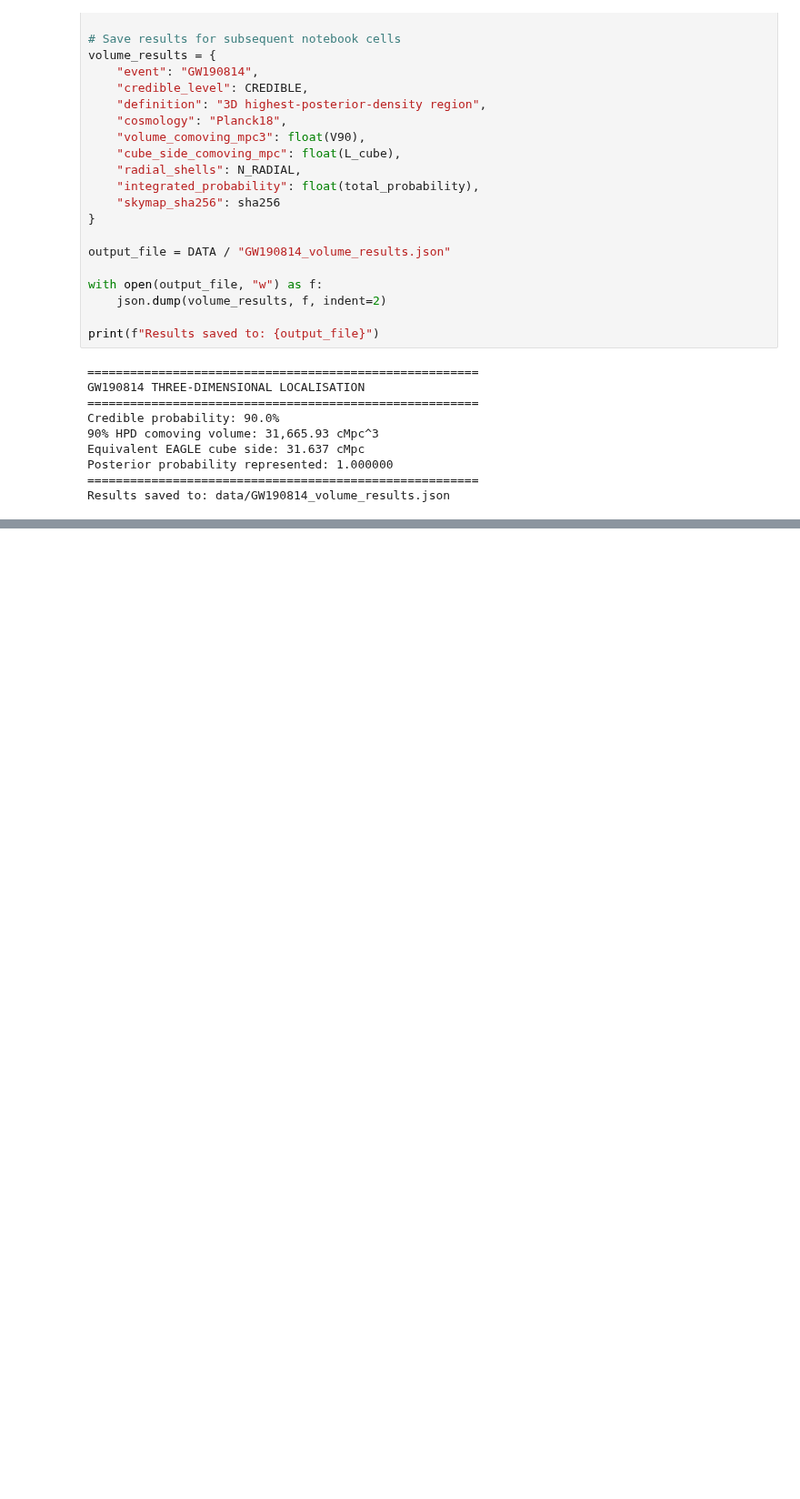
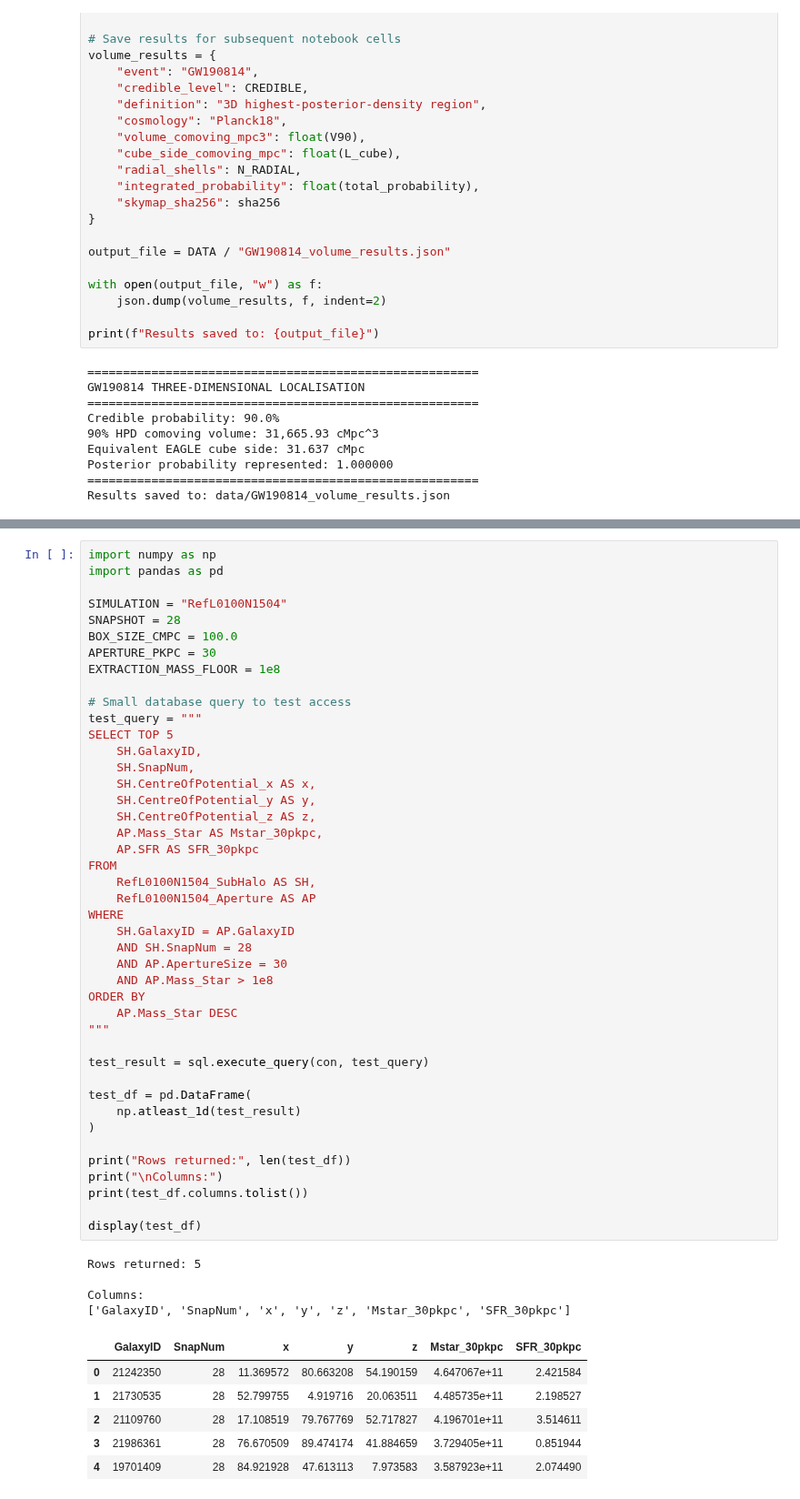
Before and after one commit to saatour/GW170817, a Jupyter notebook: 20261013_EAGLE_simulation_analysis_Chapter6.ipynb, the cells around one changed output, grey strips where cells are left out. Shown at 91% size. Saved outputs shown, nothing was run; the diff lists cells and outputs as text; blank space fills up the shorter version.

```diff
--- a/20261013_EAGLE_simulation_analysis_Chapter6.ipynb
+++ b/20261013_EAGLE_simulation_analysis_Chapter6.ipynb
@@ -447,0 +572,54 @@ Results saved to: data/GW190814_volume_results.json
+# %%
+import numpy as np
+import pandas as pd
+
+SIMULATION = "RefL0100N1504"
+SNAPSHOT = 28
+BOX_SIZE_CMPC = 100.0
+APERTURE_PKPC = 30
+EXTRACTION_MASS_FLOOR = 1e8
+
+# Small database query to test access
+test_query = """
+SELECT TOP 5
+    SH.GalaxyID,
+    SH.SnapNum,
+    SH.CentreOfPotential_x AS x,
+    SH.CentreOfPotential_y AS y,
+    SH.CentreOfPotential_z AS z,
+    AP.Mass_Star AS Mstar_30pkpc,
+    AP.SFR AS SFR_30pkpc
+FROM
+    RefL0100N1504_SubHalo AS SH,
+    RefL0100N1504_Aperture AS AP
+WHERE
+    SH.GalaxyID = AP.GalaxyID
+    AND SH.SnapNum = 28
+    AND AP.ApertureSize = 30
+    AND AP.Mass_Star > 1e8
+ORDER BY
+    AP.Mass_Star DESC
+"""
+
+test_result = sql.execute_query(con, test_query)
+
+test_df = pd.DataFrame(
+    np.atleast_1d(test_result)
+)
+
+print("Rows returned:", len(test_df))
+print("\nColumns:")
+print(test_df.columns.tolist())
+
+display(test_df)
+# %% [output]
+Rows returned: 5
+
+Columns:
+['GalaxyID', 'SnapNum', 'x', 'y', 'z', 'Mstar_30pkpc', 'SFR_30pkpc']
+|  | GalaxyID | SnapNum | x | y | z | Mstar_30pkpc | SFR_30pkpc |
+| 0 | 21242350 | 28 | 11.369572 | 80.663208 | 54.190159 | 4.647067e+11 | 2.421584 |
+| 1 | 21730535 | 28 | 52.799755 | 4.919716 | 20.063511 | 4.485735e+11 | 2.198527 |
+| 2 | 21109760 | 28 | 17.108519 | 79.767769 | 52.717827 | 4.196701e+11 | 3.514611 |
+| 3 | 21986361 | 28 | 76.670509 | 89.474174 | 41.884659 | 3.729405e+11 | 0.851944 |
+| 4 | 19701409 | 28 | 84.921928 | 47.613113 | 7.973583 | 3.587923e+11 | 2.074490 |
```
Also changed, not shown: parts of 4 cells of this notebook.
